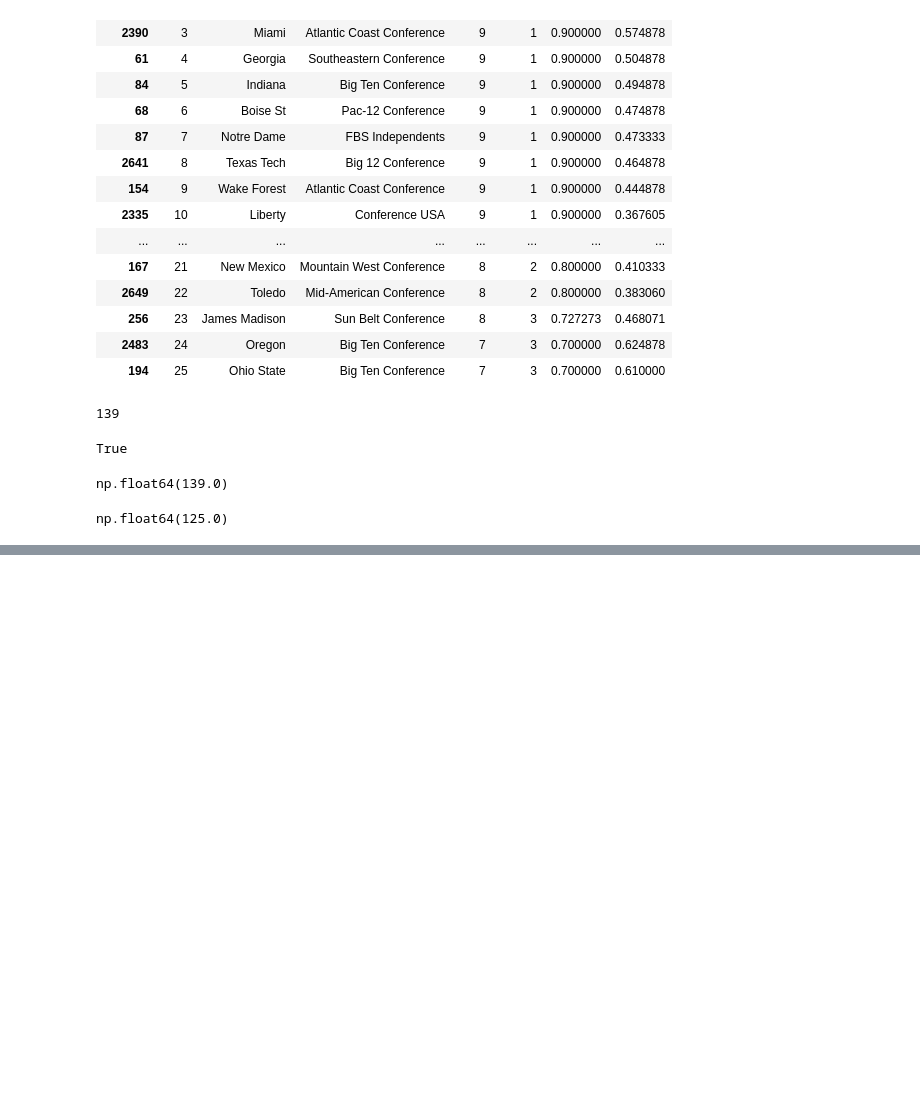
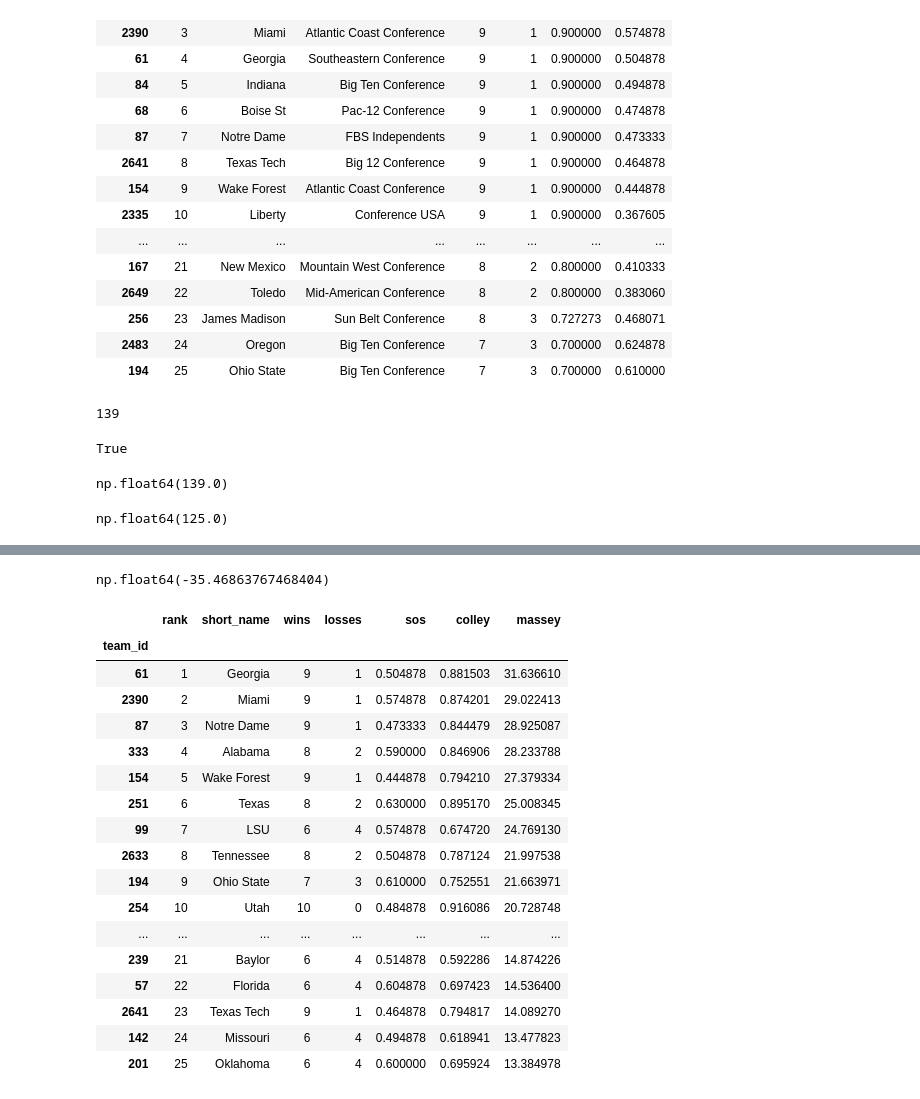
Before and after one commit to cfinley6-vols/espn-datamine, a Jupyter notebook: cfp_rankings.ipynb, the cells around one changed output, grey strips where cells are left out. Drawn from its saved outputs; the diff is of its cells as text; code cells hidden in the pictures; blank space fills up the shorter version.

Commit message:
implemented massey rankings

```diff
--- a/cfp_rankings.ipynb
+++ b/cfp_rankings.ipynb
@@ -273,0 +297,21 @@ np.int64(28)
+# %%
+# 1. constraint row: "all team ratings sum to 0"
+constraint_row = np.ones(X.shape[1])
+constraint_row[-1] = 0
+
+# 2. stack it onto the system
+X_c = np.vstack([X, constraint_row])
+y_c = np.append(y, 0)
+
+# 3. rank check
+display(np.linalg.matrix_rank(X), np.linalg.matrix_rank(X_c))
+
+# 4. solve
+sol, *_ = np.linalg.lstsq(X_c, y_c, rcond=None)
+
+# 5. split
+massey = sol[:n]
+hfa = sol[n]
+
+# checks
+display(massey.sum(), hfa, massey.max(), massey.min())
@@ -273,0 +325,32 @@ np.int64(28)
+# %%
+records["massey"] = massey
+
+display(records.loc["FCS", "massey"])
+
+massey_rank = records.join(teams.set_index("team_id"))
+massey_rank = massey_rank[massey_rank["conference"] != "FCS"]
+
+massey_rank = massey_rank.sort_values("massey", ascending=False)
+massey_rank["rank"] = range(1, len(massey_rank) + 1)
+
+display(massey_rank.head(25)[["rank", "short_name", "wins", "losses", "sos", "colley", "massey"]])
+# %% [output]
+np.float64(-35.46863767468404)
+|  | rank | short_name | wins | losses | sos | colley | massey |
+| team_id |  |  |  |  |  |  |  |
+| 61 | 1 | Georgia | 9 | 1 | 0.504878 | 0.881503 | 31.636610 |
+| 2390 | 2 | Miami | 9 | 1 | 0.574878 | 0.874201 | 29.022413 |
+| 87 | 3 | Notre Dame | 9 | 1 | 0.473333 | 0.844479 | 28.925087 |
+| 333 | 4 | Alabama | 8 | 2 | 0.590000 | 0.846906 | 28.233788 |
+| 154 | 5 | Wake Forest | 9 | 1 | 0.444878 | 0.794210 | 27.379334 |
+| 251 | 6 | Texas | 8 | 2 | 0.630000 | 0.895170 | 25.008345 |
+| 99 | 7 | LSU | 6 | 4 | 0.574878 | 0.674720 | 24.769130 |
+| 2633 | 8 | Tennessee | 8 | 2 | 0.504878 | 0.787124 | 21.997538 |
+| 194 | 9 | Ohio State | 7 | 3 | 0.610000 | 0.752551 | 21.663971 |
+| 254 | 10 | Utah | 10 | 0 | 0.484878 | 0.916086 | 20.728748 |
+| ... | ... | ... | ... | ... | ... | ... | ... |
+| 239 | 21 | Baylor | 6 | 4 | 0.514878 | 0.592286 | 14.874226 |
+| 57 | 22 | Florida | 6 | 4 | 0.604878 | 0.697423 | 14.536400 |
+| 2641 | 23 | Texas Tech | 9 | 1 | 0.464878 | 0.794817 | 14.089270 |
+| 142 | 24 | Missouri | 6 | 4 | 0.494878 | 0.618941 | 13.477823 |
+| 201 | 25 | Oklahoma | 6 | 4 | 0.600000 | 0.695924 | 13.384978 |
```
Also changed, not shown: parts of 3 cells of this notebook.
